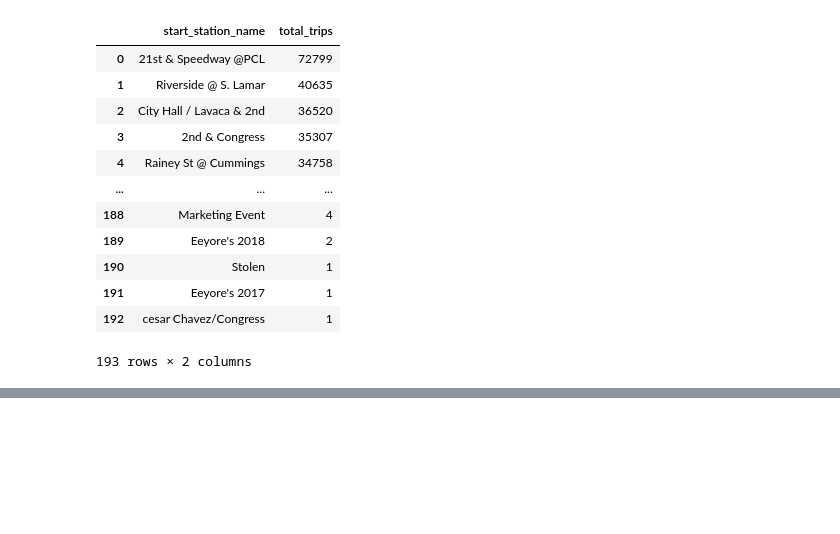
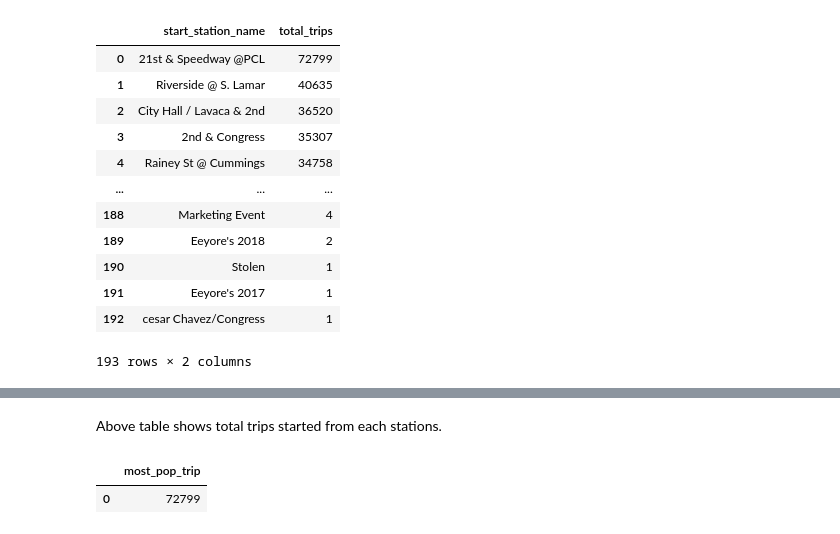
Before and after one commit to bidhan7/Data-Processing-Visualization-, a Jupyter notebook: Big_Query_SQL.ipynb, the cells around one changed output, grey strips where cells are left out. Cells and saved outputs as stored; diff of their text form; code cells hidden in the pictures; blank space fills up the shorter version.

```diff
--- a/Big_Query_SQL.ipynb
+++ b/Big_Query_SQL.ipynb
@@ -113,0 +137,13 @@ ORDER BY total_trips DESC
+# %% [markdown]
+Above table shows total trips started from each stations.
+# %%
+%%bigquery --project data-visualization-338723
+SELECT MAX(second_most_pop_trip) as most_pop_trip
+FROM (
+SELECT COUNT(*) as second_most_pop_trip, start_station_name
+FROM `bigquery-public-data.austin_bikeshare.bikeshare_trips`
+GROUP BY start_station_name
+)
+# %% [output]
+|  | most_pop_trip |
+| 0 | 72799 |
```
Also changed, not shown: parts of 4 cells of this notebook.
